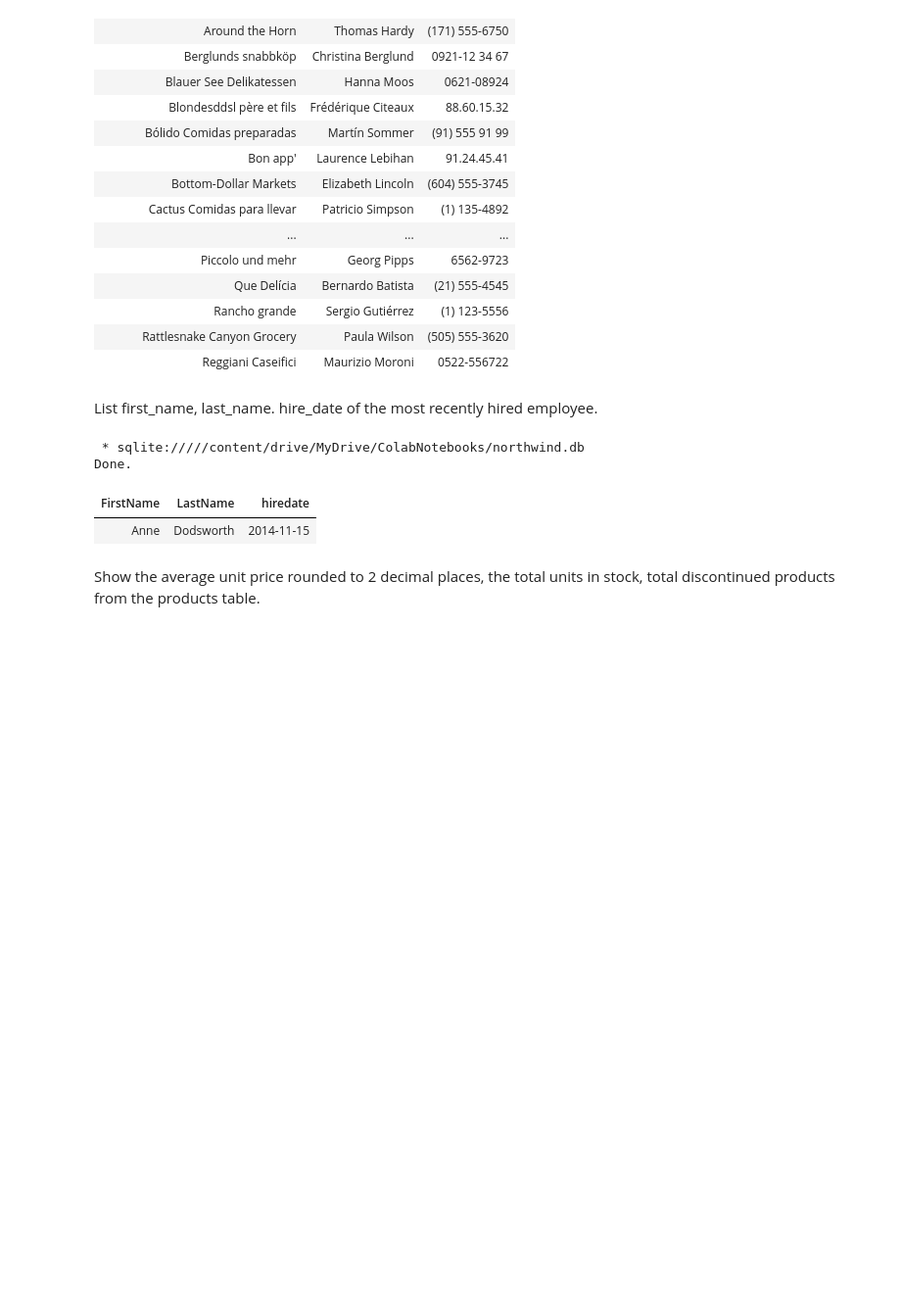
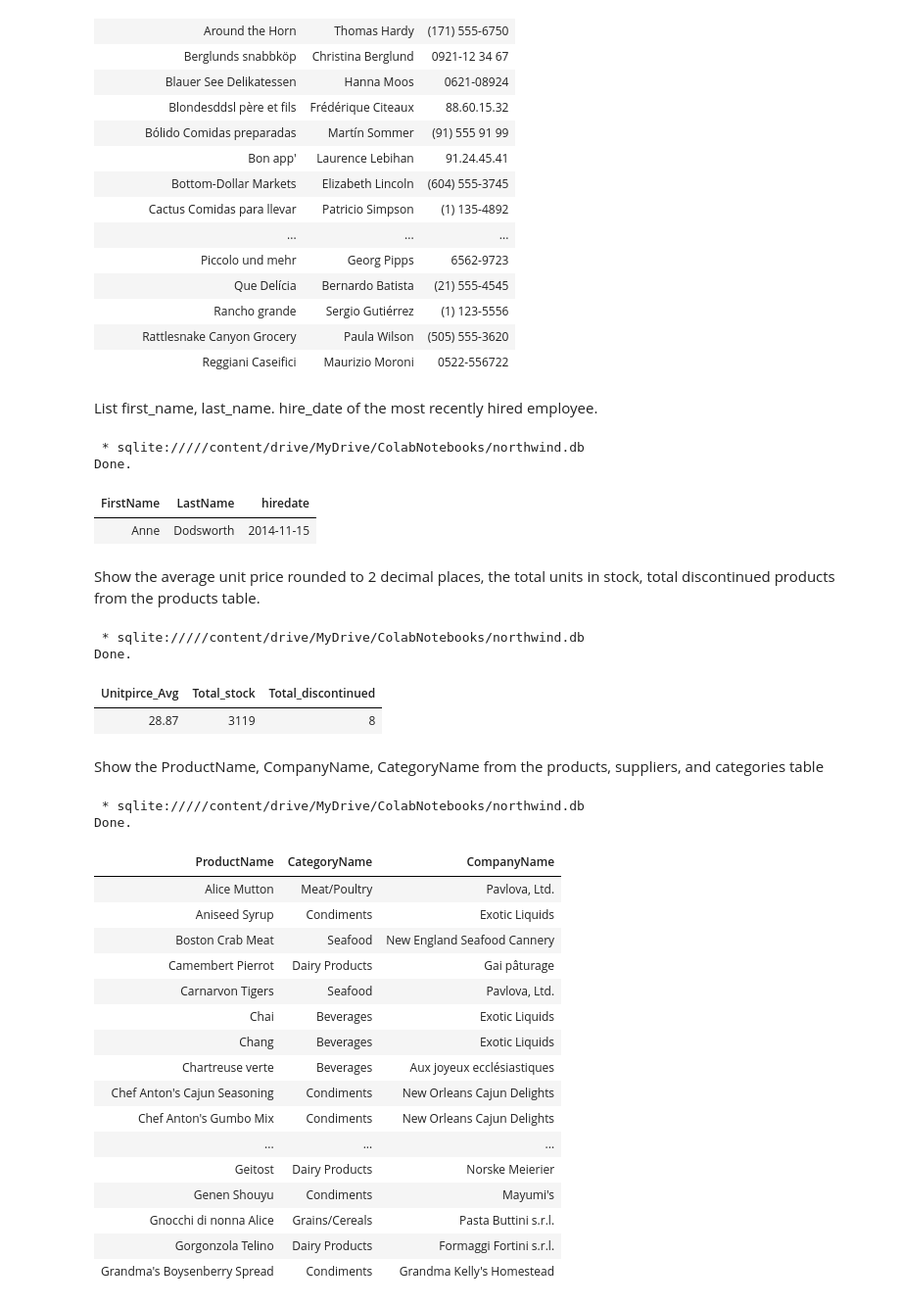
Before and after one commit to MaliniVibin1502/SQL-projects, a Jupyter notebook: NorthwindSQL.ipynb, the cells around one changed output. Shown: that part at 98% size. Saved outputs shown, nothing was run; the diff lists cells and outputs as text; code cells hidden in the pictures; blank space fills up the shorter version.

```diff
--- a/NorthwindSQL.ipynb
+++ b/NorthwindSQL.ipynb
@@ -210,3 +210,42 @@ Done.
 | Anne | Dodsworth | 2014-11-15 |
 # %% [markdown]
 Show the average unit price rounded to 2 decimal places, the total units in stock, total discontinued products from the products table.
+# %%
+%%sql
+SELECT ROUND(AVG(unitprice),2)  AS Unitpirce_Avg,SUM(unitsinstock) AS Total_stock,SUM(discontinued) AS Total_discontinued
+FROM products
+# %% [output]
+ * sqlite://///content/drive/MyDrive/ColabNotebooks/northwind.db
+Done.
+| Unitpirce_Avg | Total_stock | Total_discontinued |
+| 28.87 | 3119 | 8 |
+# %% [markdown]
+Show the ProductName, CompanyName, CategoryName from the products, suppliers, and categories table
+# %%
+%%sql
+SELECT products.productname, categories.categoryname,suppliers.companyname
+FROM products
+JOIN categories ON categories.categoryid = products.categoryid
+JOIN suppliers ON suppliers.supplierid = products.supplierid
+ORDER BY productname
+LIMIT 20
+# %% [output]
+ * sqlite://///content/drive/MyDrive/ColabNotebooks/northwind.db
+Done.
+| ProductName | CategoryName | CompanyName |
+| Alice Mutton | Meat/Poultry | Pavlova, Ltd. |
+| Aniseed Syrup | Condiments | Exotic Liquids |
+| Boston Crab Meat | Seafood | New England Seafood Cannery |
+| Camembert Pierrot | Dairy Products | Gai pâturage |
+| Carnarvon Tigers | Seafood | Pavlova, Ltd. |
+| Chai | Beverages | Exotic Liquids |
+| Chang | Beverages | Exotic Liquids |
+| Chartreuse verte | Beverages | Aux joyeux ecclésiastiques |
+| Chef Anton's Cajun Seasoning | Condiments | New Orleans Cajun Delights |
+| Chef Anton's Gumbo Mix | Condiments | New Orleans Cajun Delights |
+| ... | ... | ... |
+| Geitost | Dairy Products | Norske Meierier |
+| Genen Shouyu | Condiments | Mayumi's |
+| Gnocchi di nonna Alice | Grains/Cereals | Pasta Buttini s.r.l. |
+| Gorgonzola Telino | Dairy Products | Formaggi Fortini s.r.l. |
+| Grandma's Boysenberry Spread | Condiments | Grandma Kelly's Homestead |
```
Also changed, not shown: parts of 5 cells of this notebook.
